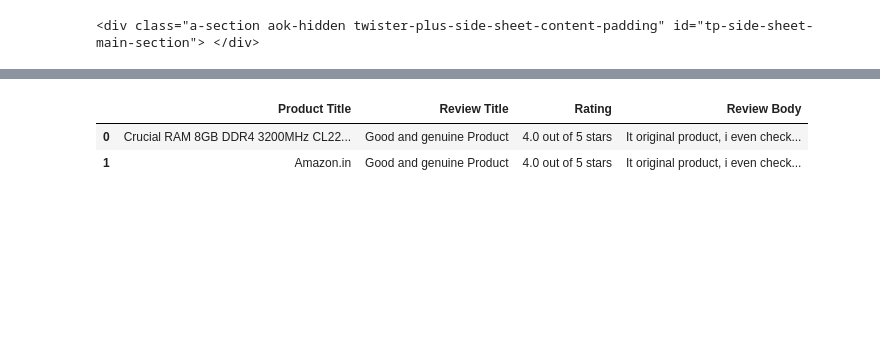
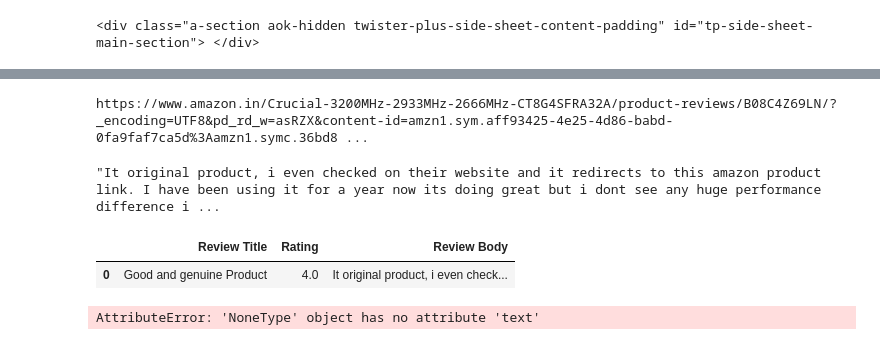
Before and after one commit to karn301/Web-Scraping-, a Jupyter notebook: scraper.ipynb, the cells around one changed output, grey strips where cells are left out. Cells and saved outputs as stored; diff of their text form; code cells hidden in the pictures; blank space fills up the shorter version.

```diff
--- a/scraper.ipynb
+++ b/scraper.ipynb
@@ -95,0 +85,7 @@ table
+# %%
+table
+table_result = ""
+for item in table:
+    key, value = list(item.items())[0]
+    table_result += f'{key} is {value}.'
+print(table_result)
@@ -225,25 +231,67 @@ df
+# %%
+# Positive review summarization
+
+def PositiveReview(review_url_crit):
+    resp = requests.get(review_url_crit)
+    pos_review_soup = BeautifulSoup(resp.text,'html.parser')
+    pos_reviews = pos_review_soup.findAll('div',{'data-hook':'review'})
+    review=""
+    for item in pos_reviews:
+        if len(item.find('span',{'data-hook':'review-body'}).text.strip()) < 10:
+            continue
+        review += item.find('span',{'data-hook':'review-body'}).text.strip()
+    return review
+review_url = url.replace("/dp/","/product-reviews/")+"&filterByStar=positive"
+print(review_url)
+final_res=""
+for i in range(1):
+    try:
+        review_url = url.replace("/dp/","/product-reviews/")+"&filterByStar=positive"
+        final_res += PositiveReview(review_url)
+    except Exception as e:
+        print(e)
+final_res
+# %% [output]
+https://www.amazon.in/Crucial-3200MHz-2933MHz-2666MHz-CT8G4SFRA32A/product-reviews/B08C4Z69LN/?_encoding=UTF8&pd_rd_w=asRZX&content-id=amzn1.sym.aff93425-4e25-4d86-babd-0fa9faf7ca5d%3Aamzn1.symc.36bd8 ...
+"It original product, i even checked on their website and it redirects to this amazon product link. I have been using it for a year now its doing great but i dont see any huge performance difference i ...
 # %%
 # Top positive review
 pos_review_list = []
 def topPositiveReview(review_url_pos):
     resp = requests.get(review_url_pos)
     pos_review_soup = BeautifulSoup(resp.text,'html.parser')
     pos_reviews = pos_review_soup.findAll('div',{'data-hook':'review'})
     for item in pos_reviews:
             review={
-                'Product Title':pos_review_soup.title.text.replace("Amazon.in:Customer reviews: ",""),
                 'Review Title':item.find('a',{'data-hook':'review-title'}).text.strip()[19:],
-                'Rating':item.find('i',{'data-hook':'review-star-rating'}).text.strip(),
+                'Rating':item.find('i',{'data-hook':'review-star-rating'}).text.strip()[:3],
                 'Review Body':item.find('span',{'data-hook':'review-body'}).text.strip(),
-                # 'Review Date':item.find('a',{'data-hook':'review-date'}).text.strip(),
             }
             pos_review_list.append(review)
             break
-review_url_pos = url.replace("/dp/","/product-reviews/")+f"?pageNumber=1"+"filterByStar=positive"
+review_url_pos = url.replace("/dp/","/product-reviews/")+"filterByStar=positive"
 topPositiveReview(review_url_pos)
 df = pd.DataFrame(pos_review_list)
 df
 # %% [output]
-|  | Product Title | Review Title | Rating | Review Body |
-| 0 | Crucial RAM 8GB DDR4 3200MHz CL22... | Good and genuine Product | 4.0 out of 5 stars | It original product, i even check... |
-| 1 | Amazon.in | Good and genuine Product | 4.0 out of 5 stars | It original product, i even check... |
+|  | Review Title | Rating | Review Body |
+| 0 | Good and genuine Product | 4.0 | It original product, i even check... |
+# %%
+# Ratings percentage
+review_url_crit_count = url.replace("/dp/","/product-reviews/")+"&filterByStar=critical"
+review_url_pos_count = url.replace("/dp/","/product-reviews/")+"&filterByStar=positive"
+
+resp1 = requests.get(review_url_crit_count)
+soup1 = BeautifulSoup(resp1.text,'html.parser')
+resp2 = requests.get(review_url_pos_count)
+soup2 = BeautifulSoup(resp2.text,'html.parser')
+reviews_no1 = soup1.find('div',{'data-hook':'cr-filter-info-review-rating-count'})
+reviews_no2 = soup2.find('div',{'data-hook':'cr-filter-info-review-rating-count'})
+crit_count = int(reviews_no1.text.strip().split(', ')[1].split(" ")[0].replace(",",""))
+pos_count = int(reviews_no2.text.strip().split(', ')[1].split(" ")[0].replace(",",""))
+pos_count_per = (100*pos_count)/(pos_count+crit_count)
+print(round(pos_count_per,2))
+crit_count_per = (100*crit_count)/(pos_count+crit_count)
+print(round(crit_count_per,2))
+# %% [output]
+AttributeError: 'NoneType' object has no attribute 'text'
```
Also changed, not shown: parts of 17 cells of this notebook, 21 other files.
